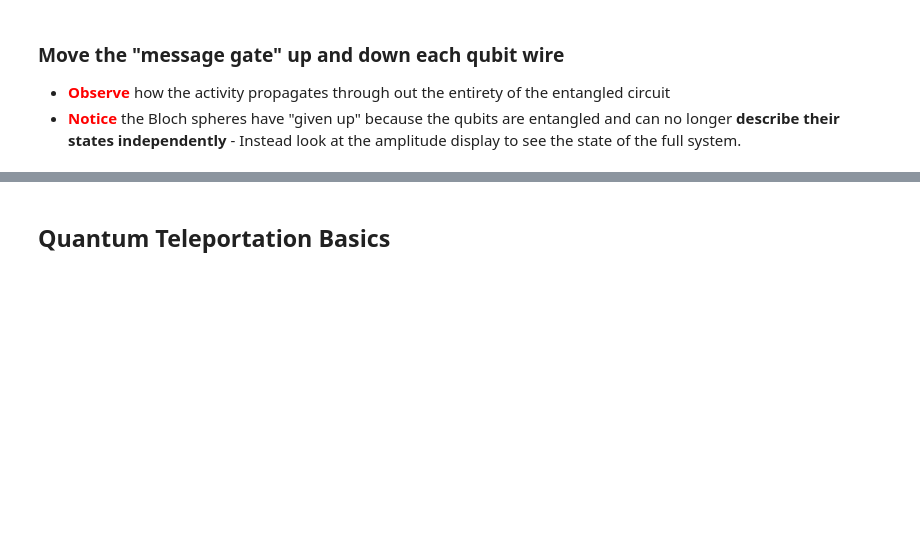
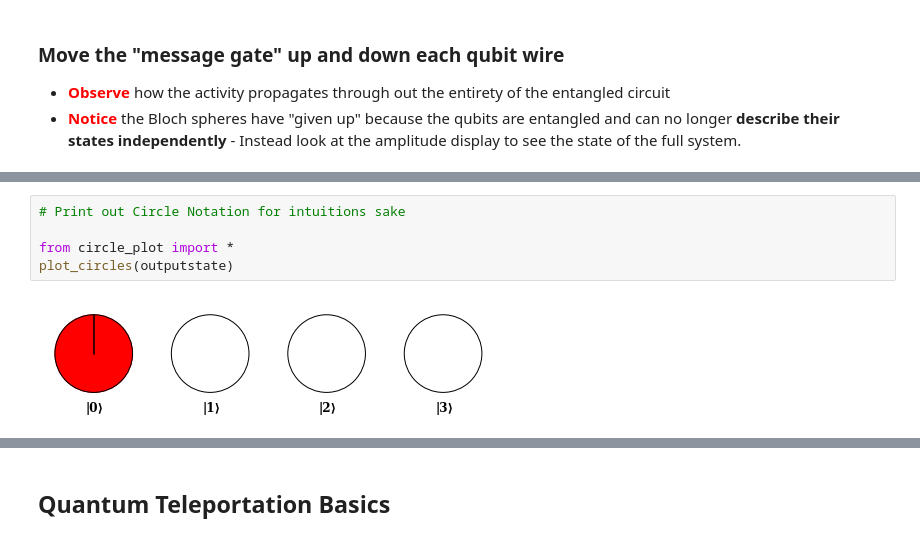
Before and after one commit to profversaggi/QuantumEducation, a Jupyter notebook: QC_WorkShop/QC Concepts .ipynb, the cells around one changed output, grey strips where cells are left out. Saved outputs shown, nothing was run; the diff lists cells and outputs as text; blank space fills up the shorter version.

```diff
--- a/QC_WorkShop/QC Concepts .ipynb
+++ b/QC_WorkShop/QC Concepts .ipynb
@@ -317,3 +408,10 @@ IFrame(src='http://oreilly-qc.github.io?p=3-2', width=900, height=600)
+# %%
+# Print out Circle Notation for intuitions sake
+
+from circle_plot import *
+plot_circles(outputstate)
+# %% [output]
+[figure, added]
 # %% [markdown]
 # Developmental Detour : -  <font color="blue">Quantum Teleportation</font>
 
```
Also changed, not shown: parts of 38 cells of this notebook, 2 other files.
